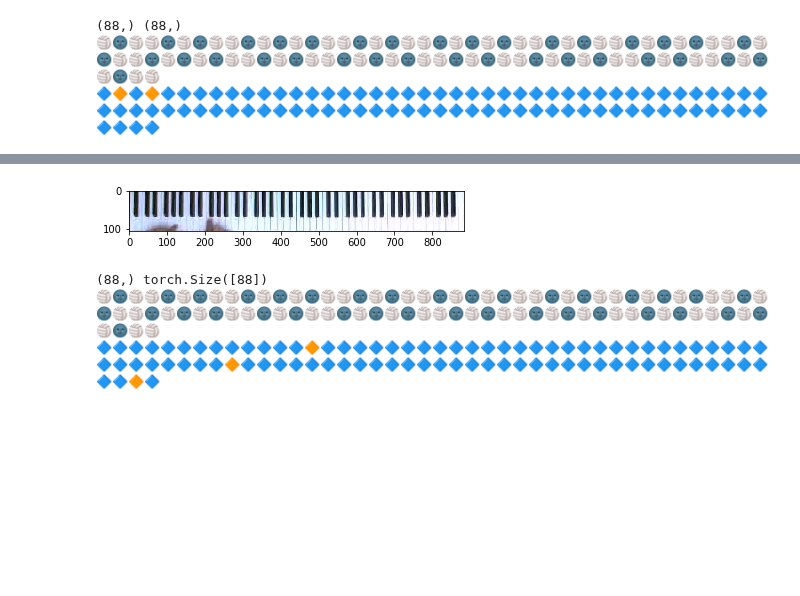
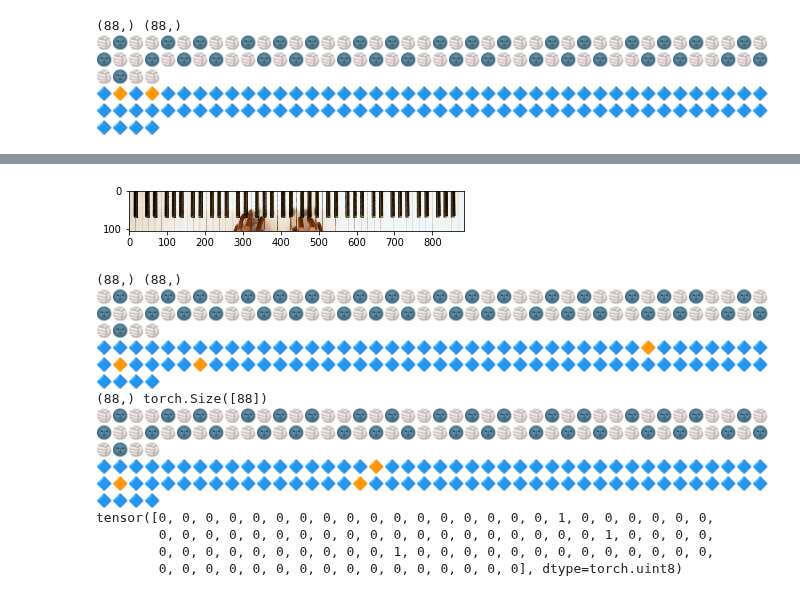
Before and after one commit to ppfish45/AI-Pianist, a Jupyter notebook: models/run_recognition_keyboard.ipynb, the cells around one changed output, grey strips where cells are left out. Saved outputs shown, nothing was run; the diff lists cells and outputs as text; code cells hidden in the pictures; blank space fills up the shorter version.

```diff
--- a/models/run_recognition_keyboard.ipynb
+++ b/models/run_recognition_keyboard.ipynb
@@ -10,0 +8,2 @@ import matplotlib.pyplot as plt
+# %%
+dataset.load_all_data(train=100, test=20, val=10)
@@ -71,5 +62,5 @@ Samples from X_val:
 # %%
-keyboard_model.train(dataset, batch_size=32, num_epochs=20,
+keyboard_model.train(dataset, batch_size=32, num_epochs=10,
                      learning_rate=1e-3,
                      best_path='keypress_recognition/best_keyboard_model.tar',
                      current_path='keypress_recognition/current_keyboard.tar')
@@ -81,12 +108,28 @@ KeyboardInterrupt:
 # %%
-X, _ = dataset.get_sample('train', method=2)
+X, notes = dataset.get_sample('test', method=2)
 plt.imshow(X)
 plt.show()
+visualize_keys(notes)
+
+
 X = np.transpose(X, [2, 0, 1])[None]
-y = keyboard_model.evaluate(X)[0]
+X = torch.Tensor(X)
+if torch.cuda.is_available():
+    X = X.cuda()
+
+
+y = keyboard_model.evaluate(X, threshold=0.5)[0]
 visualize_keys(y)
+print(y)
 # %% [output]
-[figure, old version]
+[figure, new version]
+(88,) (88,)
+🏐🌚🏐🏐🌚🏐🌚🏐🏐🌚🏐🌚🏐🌚🏐🏐🌚🏐🌚🏐🏐🌚🏐🌚🏐🌚🏐🏐🌚🏐🌚🏐🏐🌚🏐🌚🏐🌚🏐🏐🌚🏐🌚🏐🏐🌚🏐🌚🏐🌚🏐🏐🌚🏐🌚🏐🏐🌚🏐🌚🏐🌚🏐🏐🌚🏐🌚🏐🏐🌚🏐🌚🏐🌚🏐🏐🌚🏐🌚🏐🏐🌚🏐🌚🏐🌚🏐🏐
+🔷🔷🔷🔷🔷🔷🔷🔷🔷🔷🔷🔷🔷🔷🔷🔷🔷🔷🔷🔷🔷🔷🔷🔷🔷🔷🔷🔷🔷🔷🔷🔷🔷🔷🔶🔷🔷🔷🔷🔷🔷🔷🔷🔶🔷🔷🔷🔷🔶🔷🔷🔷🔷🔷🔷🔷🔷🔷🔷🔷🔷🔷🔷🔷🔷🔷🔷🔷🔷🔷🔷🔷🔷🔷🔷🔷🔷🔷🔷🔷🔷🔷🔷🔷🔷🔷🔷🔷
 (88,) torch.Size([88])
 🏐🌚🏐🏐🌚🏐🌚🏐🏐🌚🏐🌚🏐🌚🏐🏐🌚🏐🌚🏐🏐🌚🏐🌚🏐🌚🏐🏐🌚🏐🌚🏐🏐🌚🏐🌚🏐🌚🏐🏐🌚🏐🌚🏐🏐🌚🏐🌚🏐🌚🏐🏐🌚🏐🌚🏐🏐🌚🏐🌚🏐🌚🏐🏐🌚🏐🌚🏐🏐🌚🏐🌚🏐🌚🏐🏐🌚🏐🌚🏐🏐🌚🏐🌚🏐🌚🏐🏐
-🔷🔷🔷🔷🔷🔷🔷🔷🔷🔷🔷🔷🔷🔶🔷🔷🔷🔷🔷🔷🔷🔷🔷🔷🔷🔷🔷🔷🔷🔷🔷🔷🔷🔷🔷🔷🔷🔷🔷🔷🔷🔷🔷🔷🔷🔷🔷🔷🔷🔷🔶🔷🔷🔷🔷🔷🔷🔷🔷🔷🔷🔷🔷🔷🔷🔷🔷🔷🔷🔷🔷🔷🔷🔷🔷🔷🔷🔷🔷🔷🔷🔷🔷🔷🔷🔷🔶🔷
+🔷🔷🔷🔷🔷🔷🔷🔷🔷🔷🔷🔷🔷🔷🔷🔷🔷🔶🔷🔷🔷🔷🔷🔷🔷🔷🔷🔷🔷🔷🔷🔷🔷🔷🔷🔷🔷🔷🔷🔷🔷🔷🔷🔶🔷🔷🔷🔷🔷🔷🔷🔷🔷🔷🔷🔷🔷🔷🔶🔷🔷🔷🔷🔷🔷🔷🔷🔷🔷🔷🔷🔷🔷🔷🔷🔷🔷🔷🔷🔷🔷🔷🔷🔷🔷🔷🔷🔷
+tensor([0, 0, 0, 0, 0, 0, 0, 0, 0, 0, 0, 0, 0, 0, 0, 0, 0, 1, 0, 0, 0, 0, 0, 0,
+        0, 0, 0, 0, 0, 0, 0, 0, 0, 0, 0, 0, 0, 0, 0, 0, 0, 0, 0, 1, 0, 0, 0, 0,
+        0, 0, 0, 0, 0, 0, 0, 0, 0, 0, 1, 0, 0, 0, 0, 0, 0, 0, 0, 0, 0, 0, 0, 0,
+        0, 0, 0, 0, 0, 0, 0, 0, 0, 0, 0, 0, 0, 0, 0, 0], dtype=torch.uint8)
```
Also changed, not shown: parts of 5 cells of this notebook.
